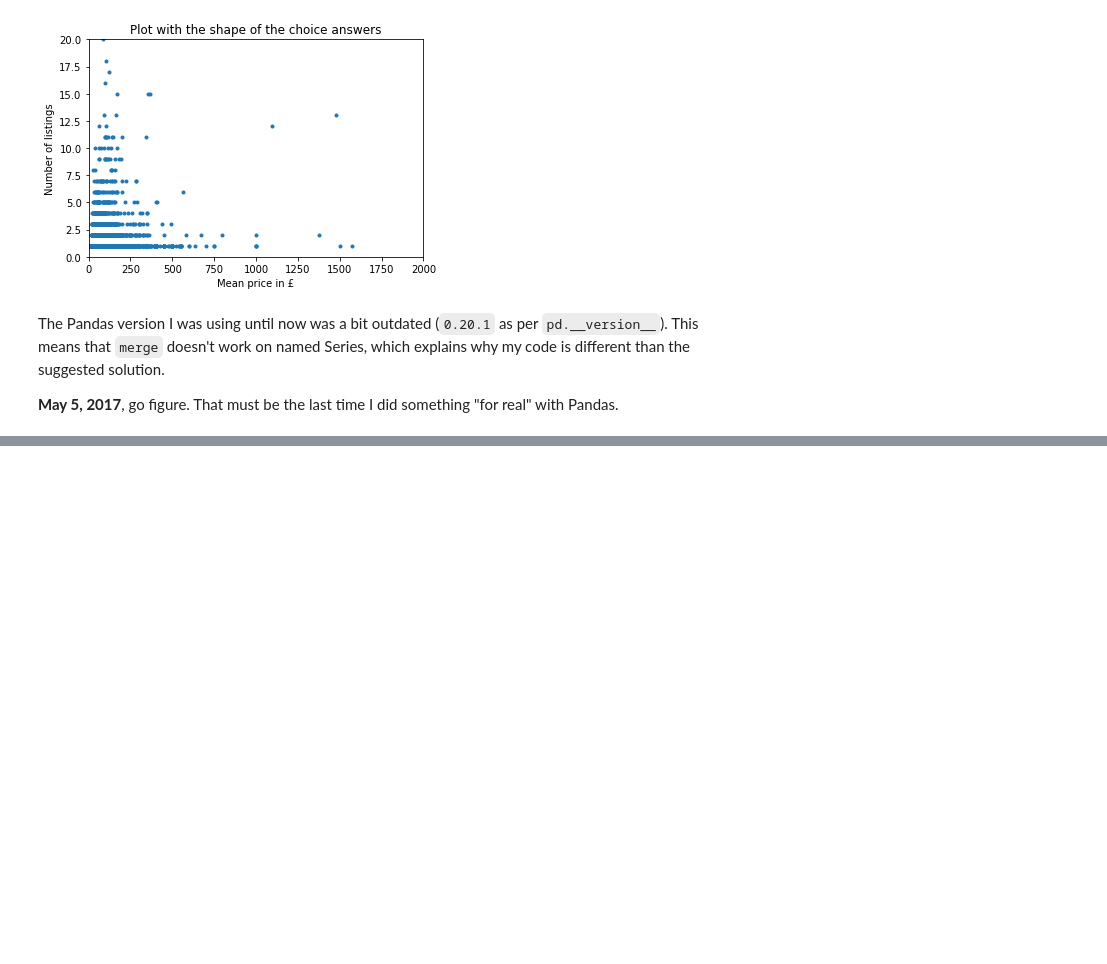
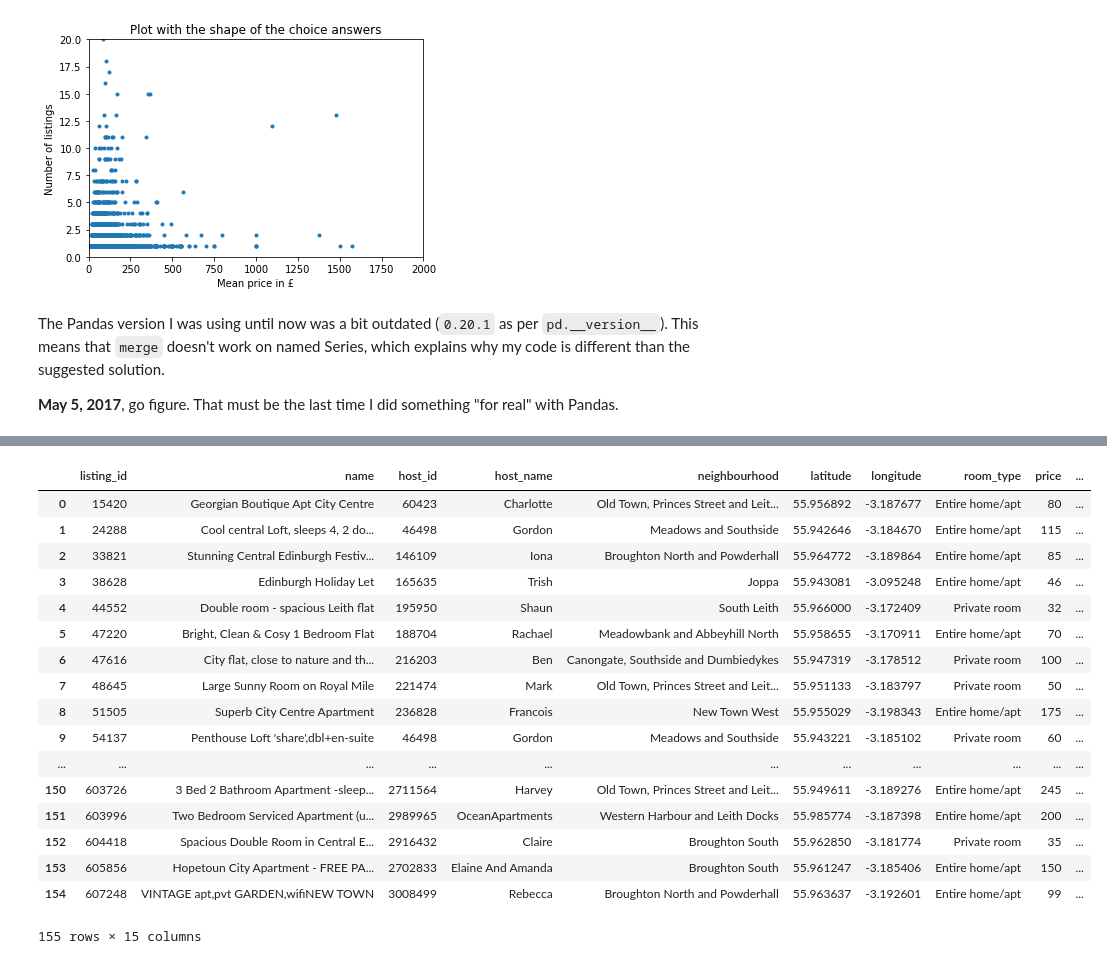
Before and after one commit to tnarik/training-meetup_20190205, a Jupyter notebook: sketch002.ipynb, the cells around one changed output, grey strips where cells are left out. Cells and saved outputs as stored; diff of their text form; code cells hidden in the pictures; blank space fills up the shorter version.

```diff
--- a/sketch002.ipynb
+++ b/sketch002.ipynb
@@ -144,0 +235,22 @@ a
+# %%
+listings_with_reviews = pd.merge(listings, listings_and_price_with_review[['listing_id', 'count']].rename(columns={'count': 'num_reviews'}),
+        left_on='listing_id', right_on='listing_id')
+# %% [output]
+|  | listing_id | name | host_id | host_name | neighbourhood | latitude | longitude | room_type | price | ... |
+| 0 | 15420 | Georgian Boutique Apt City Centre | 60423 | Charlotte | Old Town, Princes Street and Leit... | 55.956892 | -3.187677 | Entire home/apt | 80 | ... |
+| 1 | 24288 | Cool central Loft, sleeps 4, 2 do... | 46498 | Gordon | Meadows and Southside | 55.942646 | -3.184670 | Entire home/apt | 115 | ... |
+| 2 | 33821 | Stunning Central Edinburgh Festiv... | 146109 | Iona | Broughton North and Powderhall | 55.964772 | -3.189864 | Entire home/apt | 85 | ... |
+| 3 | 38628 | Edinburgh Holiday Let | 165635 | Trish | Joppa | 55.943081 | -3.095248 | Entire home/apt | 46 | ... |
+| 4 | 44552 | Double room - spacious Leith flat | 195950 | Shaun | South Leith | 55.966000 | -3.172409 | Private room | 32 | ... |
+| 5 | 47220 | Bright, Clean & Cosy 1 Bedroom Flat | 188704 | Rachael | Meadowbank and Abbeyhill North | 55.958655 | -3.170911 | Entire home/apt | 70 | ... |
+| 6 | 47616 | City flat, close to nature and th... | 216203 | Ben | Canongate, Southside and Dumbiedykes | 55.947319 | -3.178512 | Private room | 100 | ... |
+| 7 | 48645 | Large Sunny Room on Royal Mile | 221474 | Mark | Old Town, Princes Street and Leit... | 55.951133 | -3.183797 | Private room | 50 | ... |
+| 8 | 51505 | Superb City Centre Apartment | 236828 | Francois | New Town West | 55.955029 | -3.198343 | Entire home/apt | 175 | ... |
+| 9 | 54137 | Penthouse Loft 'share',dbl+en-suite | 46498 | Gordon | Meadows and Southside | 55.943221 | -3.185102 | Private room | 60 | ... |
+| ... | ... | ... | ... | ... | ... | ... | ... | ... | ... | ... |
+| 150 | 603726 | 3 Bed 2 Bathroom Apartment -sleep... | 2711564 | Harvey | Old Town, Princes Street and Leit... | 55.949611 | -3.189276 | Entire home/apt | 245 | ... |
+| 151 | 603996 | Two Bedroom Serviced Apartment (u... | 2989965 | OceanApartments | Western Harbour and Leith Docks | 55.985774 | -3.187398 | Entire home/apt | 200 | ... |
+| 152 | 604418 | Spacious Double Room in Central E... | 2916432 | Claire | Broughton South | 55.962850 | -3.181774 | Private room | 35 | ... |
+| 153 | 605856 | Hopetoun City Apartment - FREE PA... | 2702833 | Elaine And Amanda | Broughton South | 55.961247 | -3.185406 | Entire home/apt | 150 | ... |
+| 154 | 607248 | VINTAGE apt,pvt GARDEN,wifiNEW TOWN | 3008499 | Rebecca | Broughton North and Powderhall | 55.963637 | -3.192601 | Entire home/apt | 99 | ... |
+155 rows × 15 columns
```
Also changed, not shown: parts of 28 cells of this notebook.
